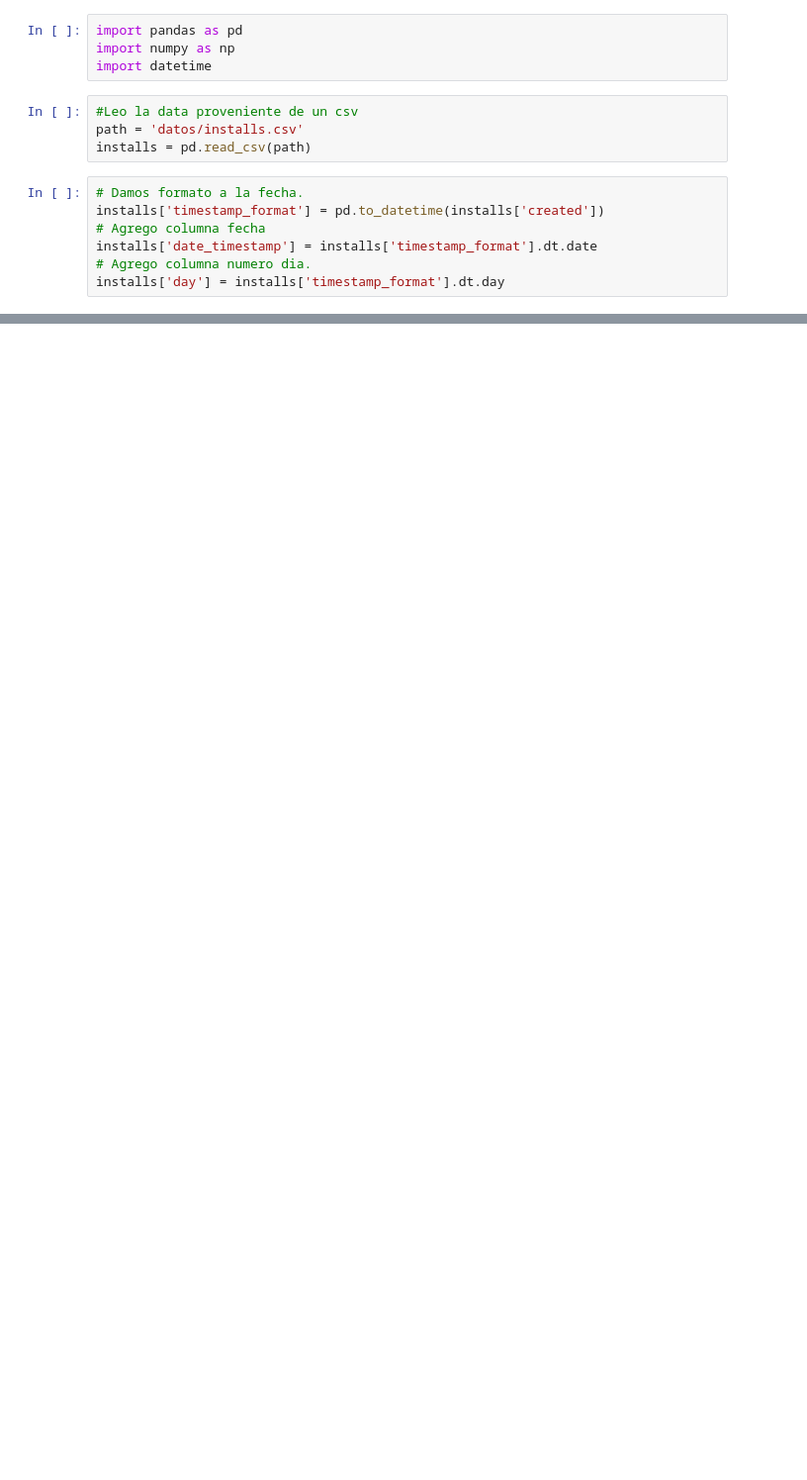
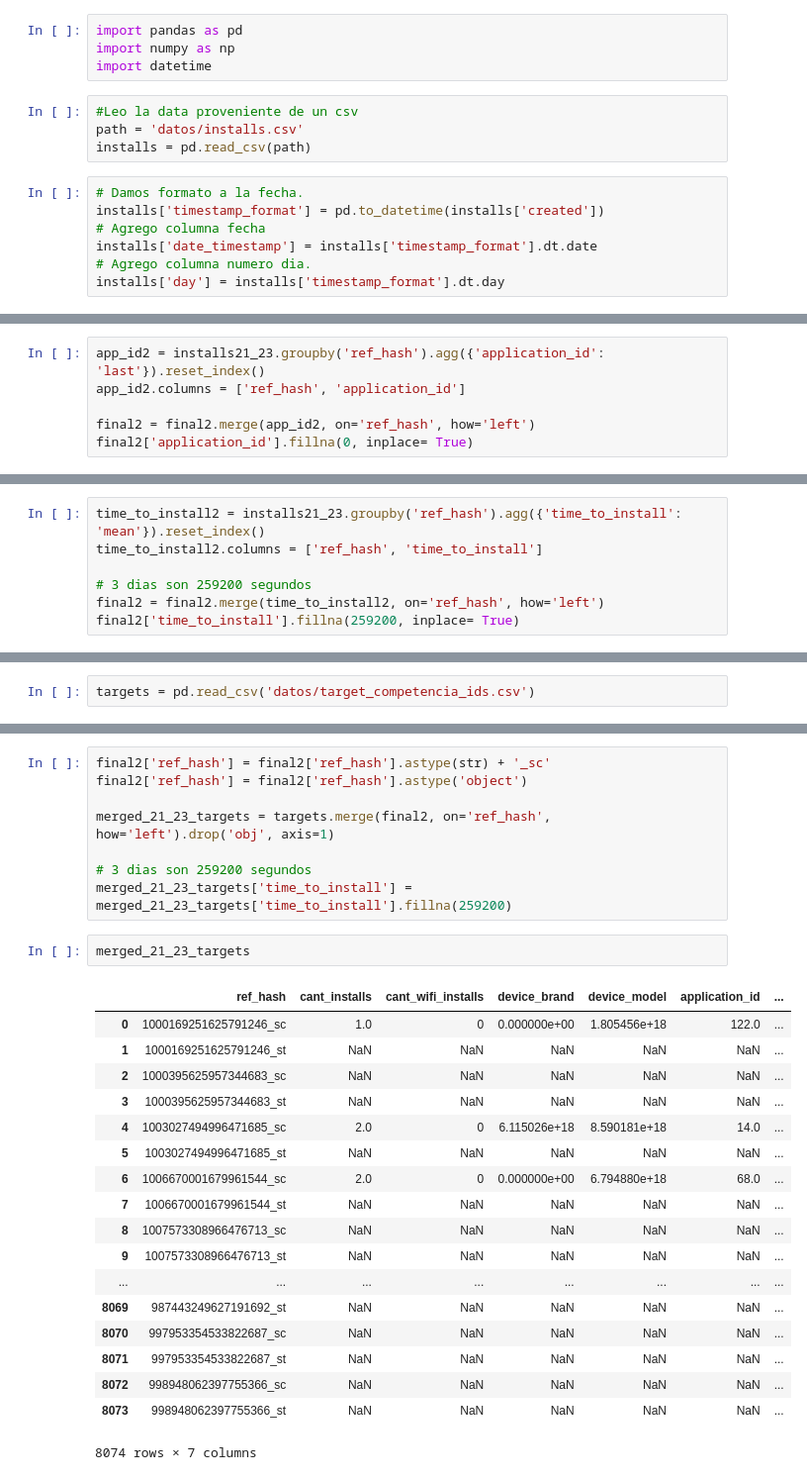
Before and after one commit to GastonMontes/75.06-Datos-Grupo22-TP1, a Jupyter notebook: tp2/FeatureEngineeringInstalls.ipynb, the cells around one changed output, grey strips where cells are left out. Shown at 99% size. Cells and saved outputs as stored; diff of their text form; blank space fills up the shorter version.

```diff
--- a/tp2/FeatureEngineeringInstalls.ipynb
+++ b/tp2/FeatureEngineeringInstalls.ipynb
@@ -56,0 +128,6 @@ See the caveats in the documentation: http://pandas.pydata.org/pandas-docs/stabl
+# %%
+app_id2 = installs21_23.groupby('ref_hash').agg({'application_id': 'last'}).reset_index()
+app_id2.columns = ['ref_hash', 'application_id']
+
+final2 = final2.merge(app_id2, on='ref_hash', how='left')
+final2['application_id'].fillna(0, inplace= True)
@@ -56,0 +143,7 @@ See the caveats in the documentation: http://pandas.pydata.org/pandas-docs/stabl
+# %%
+time_to_install2 = installs21_23.groupby('ref_hash').agg({'time_to_install': 'mean'}).reset_index()
+time_to_install2.columns = ['ref_hash', 'time_to_install']
+
+# 3 dias son 259200 segundos
+final2 = final2.merge(time_to_install2, on='ref_hash', how='left')
+final2['time_to_install'].fillna(259200, inplace= True)
@@ -56,0 +170,2 @@ See the caveats in the documentation: http://pandas.pydata.org/pandas-docs/stabl
+# %%
+targets = pd.read_csv('datos/target_competencia_ids.csv')
@@ -57 +184,30 @@ See the caveats in the documentation: http://pandas.pydata.org/pandas-docs/stabl
+# %%
+final2['ref_hash'] = final2['ref_hash'].astype(str) + '_sc'
+final2['ref_hash'] = final2['ref_hash'].astype('object')
+
+merged_21_23_targets = targets.merge(final2, on='ref_hash', how='left').drop('obj', axis=1)
+
+# 3 dias son 259200 segundos
+merged_21_23_targets['time_to_install'] = merged_21_23_targets['time_to_install'].fillna(259200)
+# %%
+merged_21_23_targets
+# %% [output]
+|  | ref_hash | cant_installs | cant_wifi_installs | device_brand | device_model | application_id | ... |
+| 0 | 1000169251625791246_sc | 1.0 | 0 | 0.000000e+00 | 1.805456e+18 | 122.0 | ... |
+| 1 | 1000169251625791246_st | NaN | NaN | NaN | NaN | NaN | ... |
+| 2 | 1000395625957344683_sc | NaN | NaN | NaN | NaN | NaN | ... |
+| 3 | 1000395625957344683_st | NaN | NaN | NaN | NaN | NaN | ... |
+| 4 | 1003027494996471685_sc | 2.0 | 0 | 6.115026e+18 | 8.590181e+18 | 14.0 | ... |
+| 5 | 1003027494996471685_st | NaN | NaN | NaN | NaN | NaN | ... |
+| 6 | 1006670001679961544_sc | 2.0 | 0 | 0.000000e+00 | 6.794880e+18 | 68.0 | ... |
+| 7 | 1006670001679961544_st | NaN | NaN | NaN | NaN | NaN | ... |
+| 8 | 1007573308966476713_sc | NaN | NaN | NaN | NaN | NaN | ... |
+| 9 | 1007573308966476713_st | NaN | NaN | NaN | NaN | NaN | ... |
+| ... | ... | ... | ... | ... | ... | ... | ... |
+| 8069 | 987443249627191692_st | NaN | NaN | NaN | NaN | NaN | ... |
+| 8070 | 997953354533822687_sc | NaN | NaN | NaN | NaN | NaN | ... |
+| 8071 | 997953354533822687_st | NaN | NaN | NaN | NaN | NaN | ... |
+| 8072 | 998948062397755366_sc | NaN | NaN | NaN | NaN | NaN | ... |
+| 8073 | 998948062397755366_st | NaN | NaN | NaN | NaN | NaN | ... |
+8074 rows × 7 columns
 # %%
```
Also changed, not shown: parts of 23 cells of this notebook, 1 other file.
